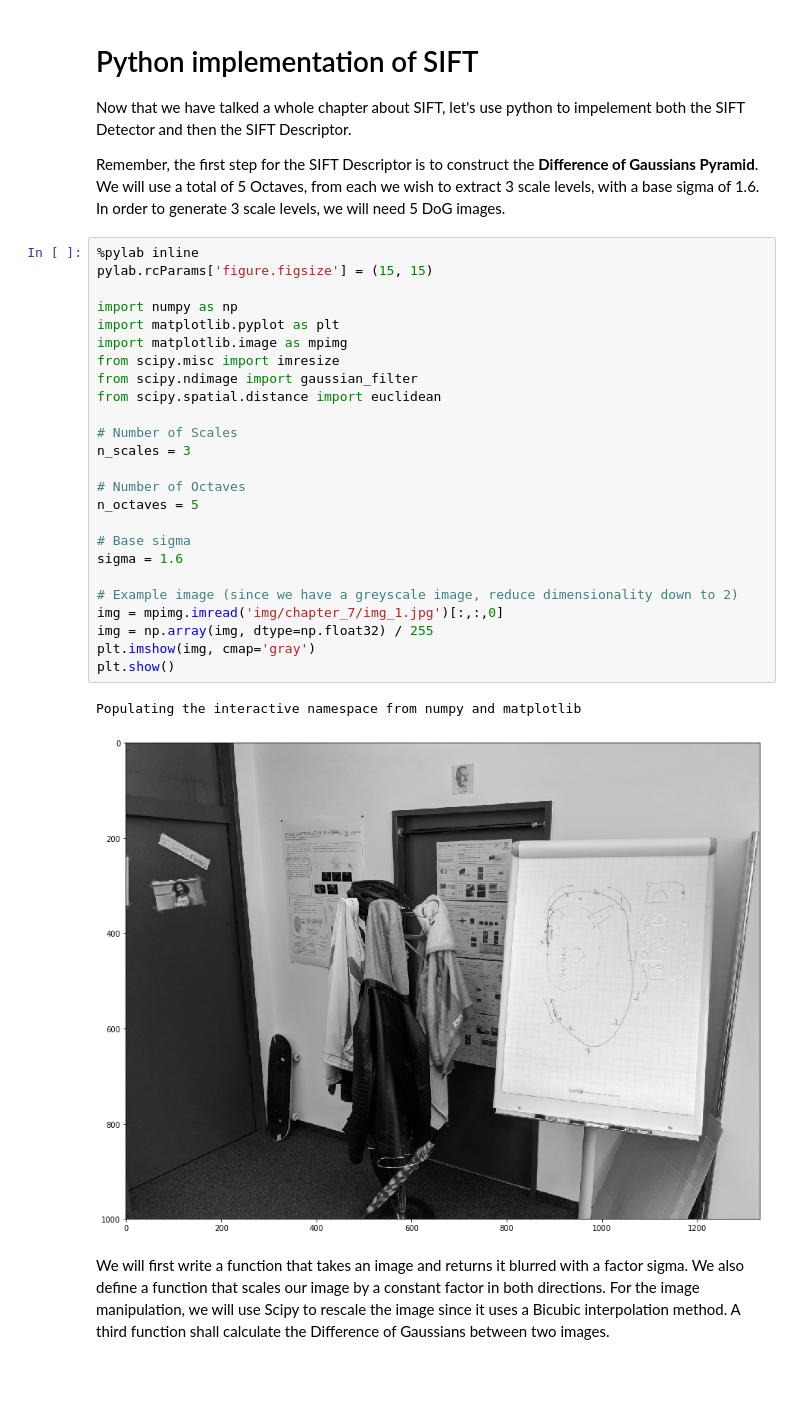
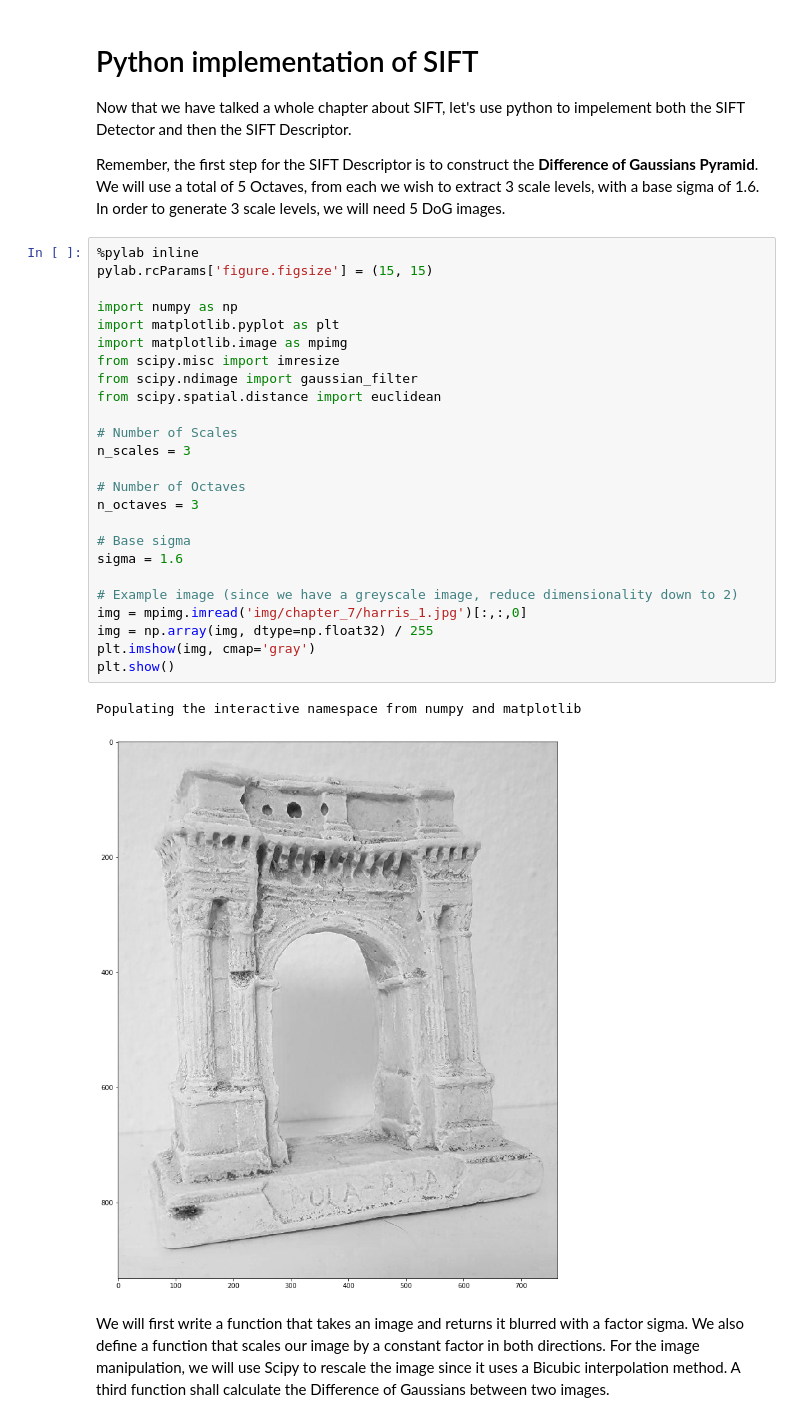
Before and after one commit to polygon-software/python-visual-odometry, a Jupyter notebook: Chapter 7 - Point Feature Description & Matching (FAST, SIFT, SURF).ipynb, the cells around one changed output. Drawn from its saved outputs; the diff is of its cells as text; blank space fills up the shorter version.

```diff
--- a/Chapter 7 - Point Feature Description & Matching (FAST, SIFT, SURF).ipynb
+++ b/Chapter 7 - Point Feature Description & Matching (FAST, SIFT, SURF).ipynb
@@ -130,31 +130,31 @@ Remember, the first step for the SIFT Descriptor is to construct the **Differenc
 # %%
 %pylab inline
 pylab.rcParams['figure.figsize'] = (15, 15)
 
 import numpy as np
 import matplotlib.pyplot as plt
 import matplotlib.image as mpimg
 from scipy.misc import imresize
 from scipy.ndimage import gaussian_filter
 from scipy.spatial.distance import euclidean
 
 # Number of Scales
 n_scales = 3
 
 # Number of Octaves
-n_octaves = 5
+n_octaves = 3
 
 # Base sigma
 sigma = 1.6
 
 # Example image (since we have a greyscale image, reduce dimensionality down to 2)
-img = mpimg.imread('img/chapter_7/img_1.jpg')[:,:,0]
+img = mpimg.imread('img/chapter_7/harris_1.jpg')[:,:,0]
 img = np.array(img, dtype=np.float32) / 255
 plt.imshow(img, cmap='gray')
 plt.show()
 # %% [output]
 Populating the interactive namespace from numpy and matplotlib
-[figure, old version]
+[figure, new version]
 # %% [markdown]
 We will first write a function that takes an image and returns it blurred with a factor sigma. We also define a function that scales our image by a constant factor in both directions. For the image manipulation, we will use Scipy to rescale the image since it uses a Bicubic interpolation method. A third function shall calculate the Difference of Gaussians between two images.
 # %%
```
Also changed, not shown: parts of 9 cells of this notebook, 2 other files.
